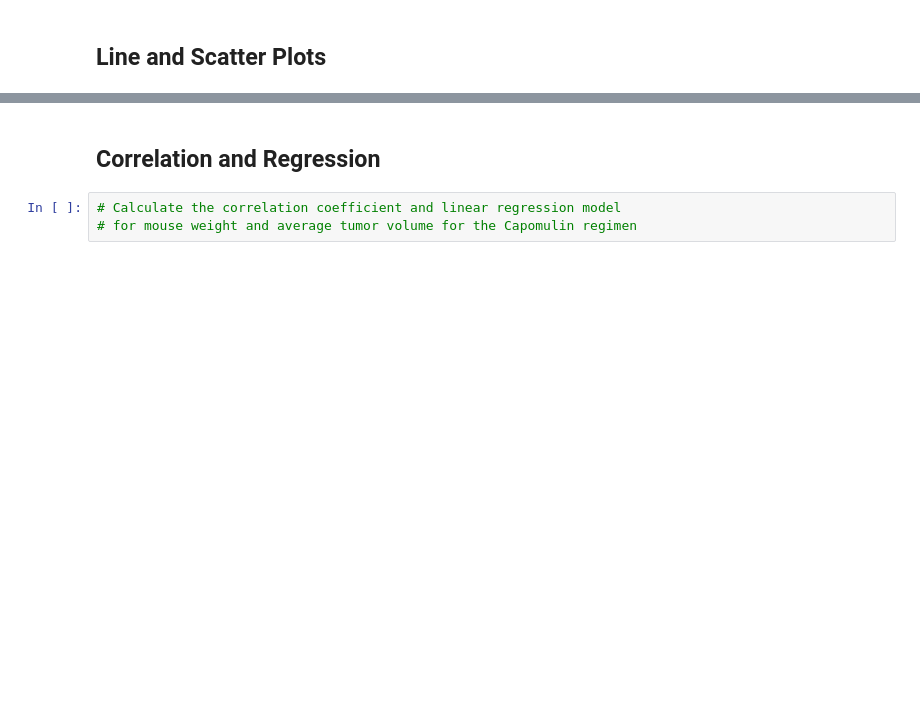
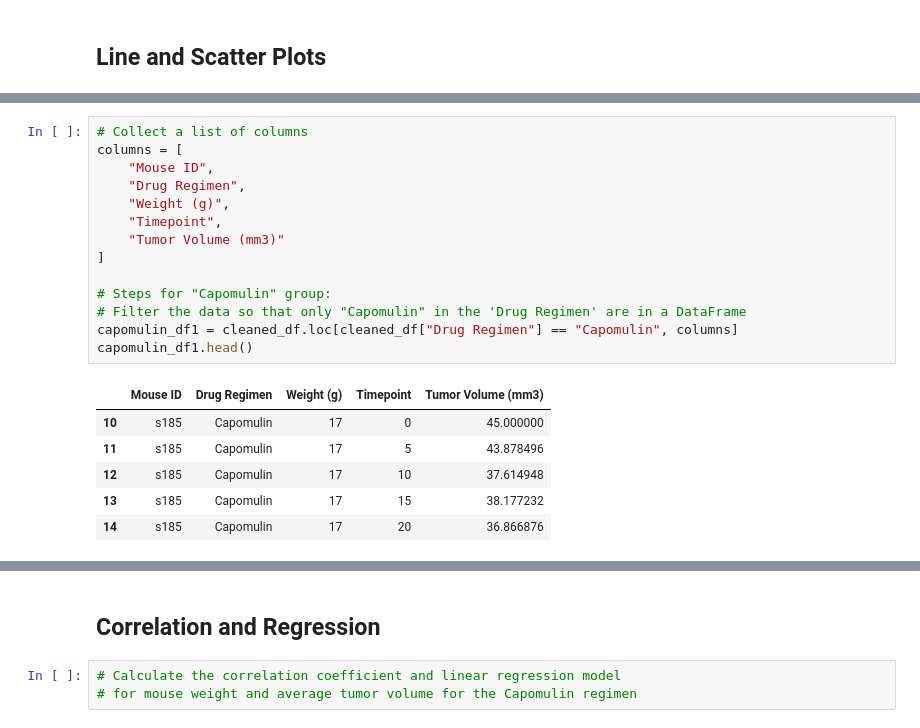
Before and after one commit to uzmabb182/Matplotlib-Assignment, a Jupyter notebook: pymaceuticals_starter_homework.ipynb, the cells around one changed output, grey strips where cells are left out. Saved outputs shown, nothing was run; the diff lists cells and outputs as text; blank space fills up the shorter version.

```diff
--- a/pymaceuticals_starter_homework.ipynb
+++ b/pymaceuticals_starter_homework.ipynb
@@ -1128,0 +1130,21 @@ NameError: name 'ax1' is not defined
+# %%
+# Collect a list of columns
+columns = [
+    "Mouse ID",
+    "Drug Regimen",
+    "Weight (g)",
+    "Timepoint",
+    "Tumor Volume (mm3)"
+]
+
+# Steps for "Capomulin" group:
+# Filter the data so that only "Capomulin" in the 'Drug Regimen' are in a DataFrame
+capomulin_df1 = cleaned_df.loc[cleaned_df["Drug Regimen"] == "Capomulin", columns]
+capomulin_df1.head()
+# %% [output]
+|  | Mouse ID | Drug Regimen | Weight (g) | Timepoint | Tumor Volume (mm3) |
+| 10 | s185 | Capomulin | 17 | 0 | 45.000000 |
+| 11 | s185 | Capomulin | 17 | 5 | 43.878496 |
+| 12 | s185 | Capomulin | 17 | 10 | 37.614948 |
+| 13 | s185 | Capomulin | 17 | 15 | 38.177232 |
+| 14 | s185 | Capomulin | 17 | 20 | 36.866876 |
```
Also changed, not shown: parts of 24 cells of this notebook.
